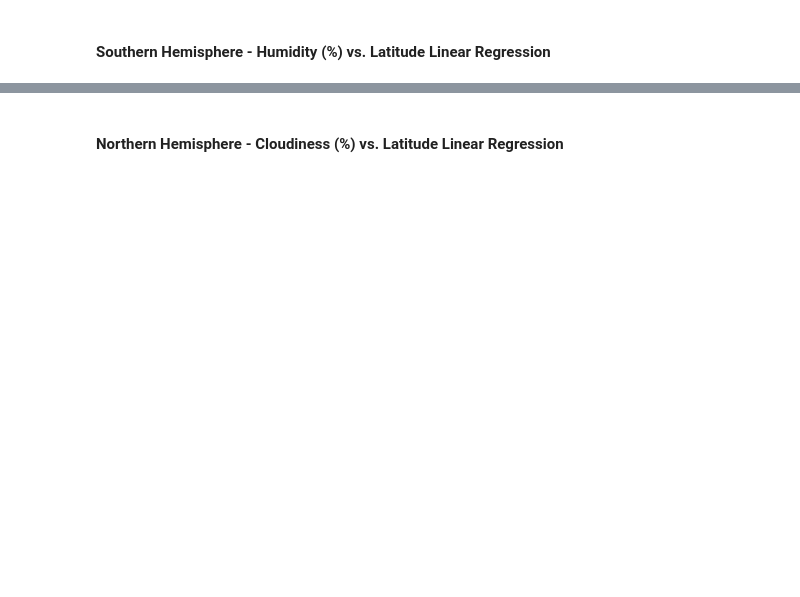
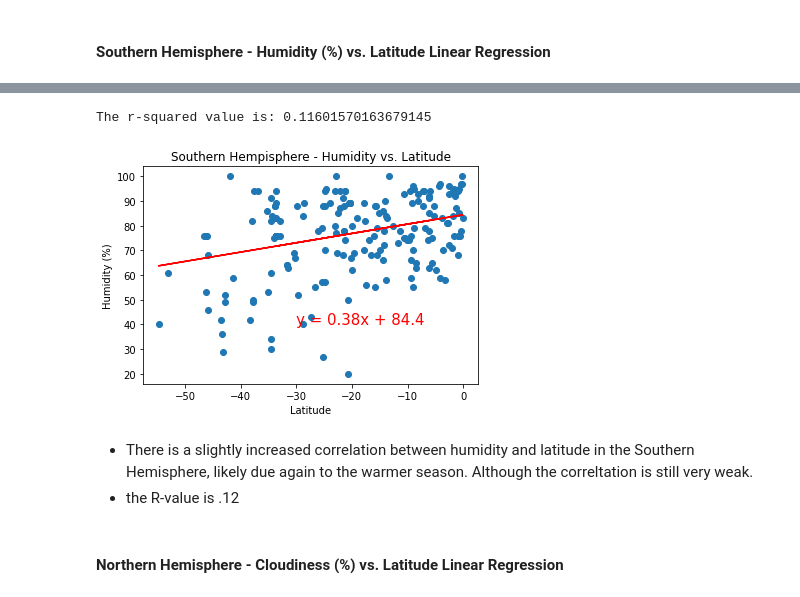
Before and after one commit to ccgrace/python-api-challenge, a Jupyter notebook: WeatherPy/WeatherPy.ipynb, the cells around one changed output, grey strips where cells are left out. Cells and saved outputs as stored; diff of their text form; code cells hidden in the pictures; blank space fills up the shorter version.

```diff
--- a/WeatherPy/WeatherPy.ipynb
+++ b/WeatherPy/WeatherPy.ipynb
@@ -341,2 +339,25 @@ The r-value is: 0.014985174297345524
+# %%
+south_lats = southern_city_wx["Lat"]
+south_humidity = southern_city_wx["Humidity"]
+
+(slope, intercept, rvalue, pvalue, stderr) = linregress(south_lats, south_humidity)
+
+regress_values = south_lats * slope + intercept
+line_eq = "y = " + str(round(slope,2)) + "x + " + str(round(intercept,2))
+
+plt.scatter(south_lats, south_humidity)
+plt.plot(south_lats, regress_values, "r-")
+plt.annotate(line_eq,(-30,40),fontsize=15,color="red")
+print(f"The r-squared value is: {rvalue**2}")
+plt.xlabel("Latitude")
+plt.ylabel("Humidity (%)")
+plt.title("Southern Hempisphere - Humidity vs. Latitude")
+plt.savefig("../Output Data File/Southern Hemisphere Humidity.png")
+# %% [output]
+The r-squared value is: 0.11601570163679145
+[figure, added]
+# %% [markdown]
+- There is a slightly increased correlation between humidity and latitude in the Southern Hemisphere, likely due again to the warmer season. Although the correltation is still very weak.
+- the R-value is .12
 # %% [markdown]
 ####  Northern Hemisphere - Cloudiness (%) vs. Latitude Linear Regression
```
Also changed, not shown: parts of 8 cells of this notebook, 3 other files.
